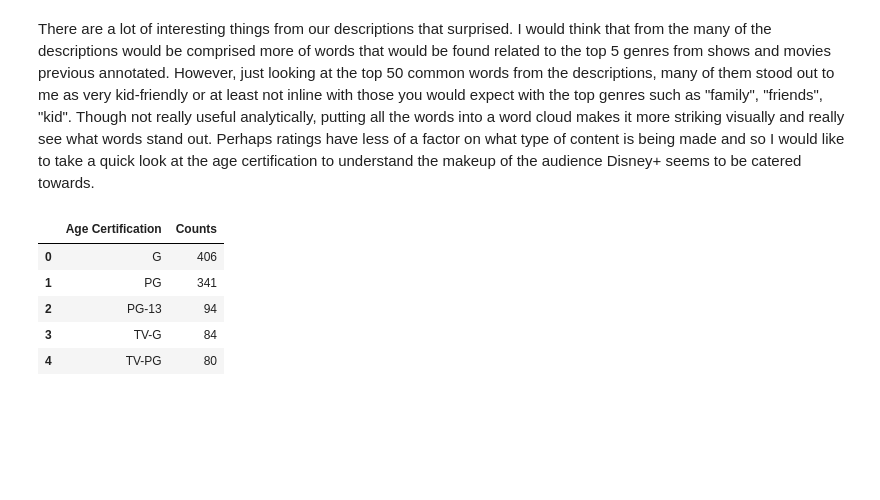
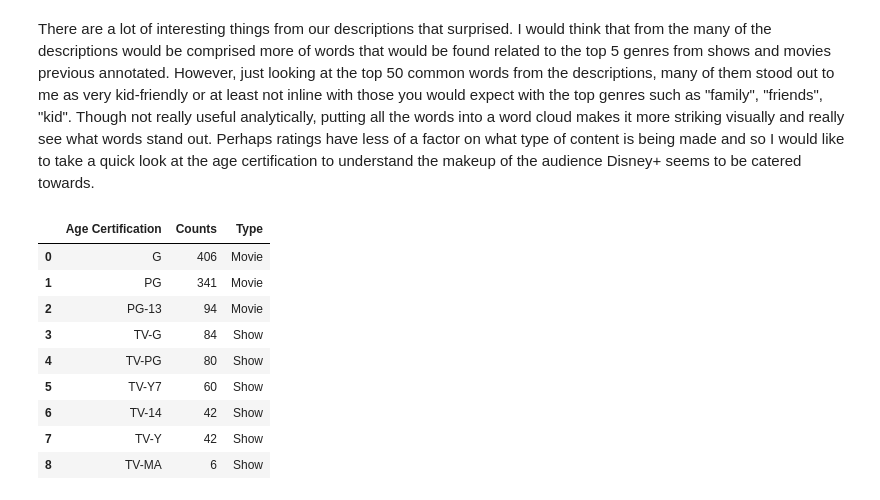
Before and after one commit to kekevin12/Disney_EDA, a Jupyter notebook: disney_data.ipynb, the cells around one changed output. Cells and saved outputs as stored; diff of their text form; code cells hidden in the pictures; blank space fills up the shorter version.

```diff
--- a/disney_data.ipynb
+++ b/disney_data.ipynb
@@ -21,8 +21,15 @@ import kaleido
 ##### Loading in Data
 # %%
 #Load in csv files
-credits = pd.read_csv(r'C:\Users\Kevin\Documents\Disney_Data\credits.csv', index_col=False)
-titles = pd.read_csv(r'C:\Users\Kevin\Documents\Disney_Data\titles.csv', index_col=False)
+urlc = 'https://github.com/kekevin12/Disney_EDA/blob/856c2bb8e1c4f5bc568706b7bd6c1bb212278635/credits.csv?raw=true'
+urlt = 'https://github.com/kekevin12/Disney_EDA/blob/856c2bb8e1c4f5bc568706b7bd6c1bb212278635/titles.csv?raw=true'
+credits = pd.read_csv(urlc, index_col=0)
+titles = pd.read_csv(urlt, index_col=0)
+
+
+#Load in csv files
+#credits = pd.read_csv(r'C:\Users\Kevin\Documents\Disney_Data\credits.csv', index_col=False)
+#titles = pd.read_csv(r'C:\Users\Kevin\Documents\Disney_Data\titles.csv', index_col=False)
 # %% [markdown]
 ##### Data Cleaning
 # %% [markdown]
@@ -287,11 +296,16 @@ wordcloud = WordCloud(width=800,height=400,max_words=100, background_color="whit
 There are a lot of interesting things from our descriptions that surprised. I would think that from the many of the descriptions would be comprised more of words that would be found related to the top 5 genres from shows and movies previous annotated. However, just looking at the top 50 common words from the descriptions, many of them stood out to me as very kid-friendly or at least not inline with those you would expect with the top genres such as "family", "friends", "kid". Though not really useful analytically, putting all the words into a word cloud makes it more striking visually and really see what words stand out. Perhaps ratings have less of a factor on what type of content is being made and so I would like to take a quick look at the age certification to understand the makeup of the audience Disney+ seems to be catered towards.
 # %%
 age = ctitles['age_certification'].value_counts().rename_axis('Age Certification').reset_index(name='Counts')
-age.head()
+age.insert(2, "Type", ['Movie','Movie','Movie','Show','Show','Show','Show','Show','Show'],True)
+age
 # %% [output]
-|  | Age Certification | Counts |
-| 0 | G | 406 |
-| 1 | PG | 341 |
-| 2 | PG-13 | 94 |
-| 3 | TV-G | 84 |
-| 4 | TV-PG | 80 |
+|  | Age Certification | Counts | Type |
+| 0 | G | 406 | Movie |
+| 1 | PG | 341 | Movie |
+| 2 | PG-13 | 94 | Movie |
+| 3 | TV-G | 84 | Show |
+| 4 | TV-PG | 80 | Show |
+| 5 | TV-Y7 | 60 | Show |
+| 6 | TV-14 | 42 | Show |
+| 7 | TV-Y | 42 | Show |
+| 8 | TV-MA | 6 | Show |
```
Also changed, not shown: parts of 11 cells of this notebook, 1 other file.
